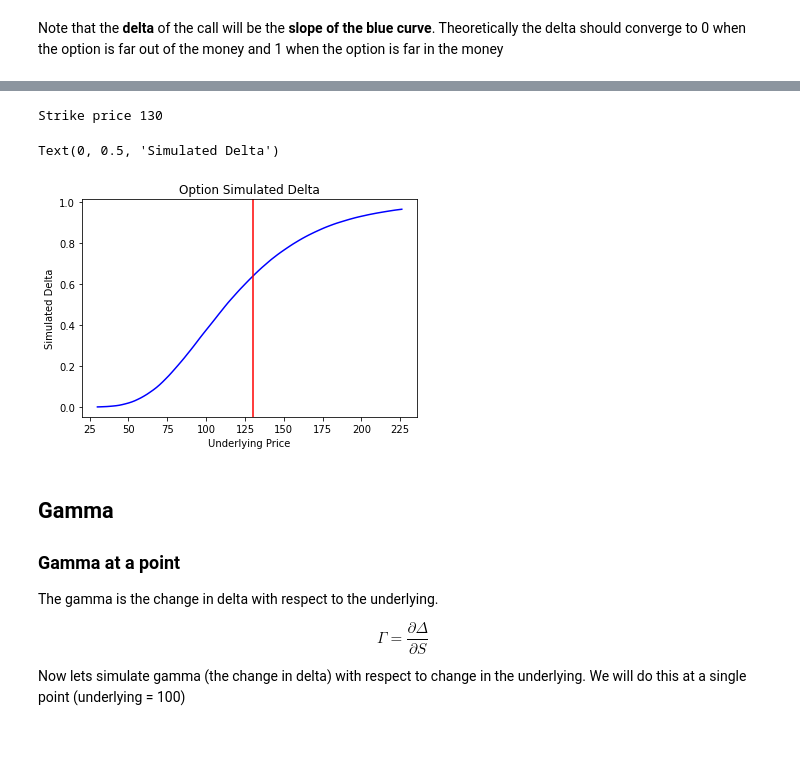
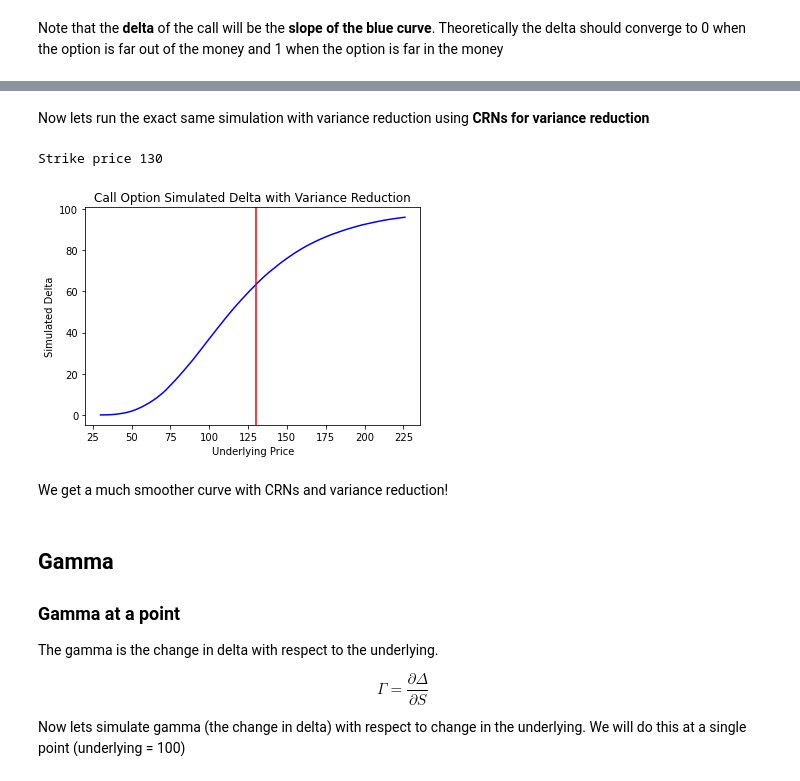
Before and after one commit to mrodek/ISYE6644-GRP236-OptionPricing, a Jupyter notebook: OptionsPricingSimulation.ipynb, the cells around one changed output, grey strips where cells are left out. Saved outputs shown, nothing was run; the diff lists cells and outputs as text; code cells hidden in the pictures; blank space fills up the shorter version.

```diff
--- a/OptionsPricingSimulation.ipynb
+++ b/OptionsPricingSimulation.ipynb
@@ -274,22 +272,27 @@ Now lets run the exact same simulation with variance reduction using CRNs
-# %%
-x_ = 100
-fair_price = np.zeros(x_) # Array of option prices to be computed as underlying varies
-print(f"Strike price {130}")
-offset = 30
-CRNs = np.random.normal(size=(int(1e5),100))
-for i in range(0,2*x_,2):
-    fair_price[i//2] = mc_eurocall(underlying=offset+i, k=130, mu=0.05, sigma2=0.15, m=int(1e5)*3, n=100, crn=CRNs, verbose=False)
-    #print(f"underlying {offset + i}, fair_price {fair_price[i]}")
-
-plt.title("Option Simulated Delta")
-plt.plot([*range(30,230,2)[:-1]],(fair_price[1:] - fair_price[:-1])/2,color="blue")
-plt.axvline(K,color="red",label="Strike")
-plt.xlabel("Underlying Price")
-plt.ylabel("Simulated Delta")
-# %% [output]
-Strike price 130
-Text(0, 0.5, 'Simulated Delta')
-[figure, removed]
+# %% [markdown]
+Now lets run the exact same simulation with variance reduction using **CRNs for variance reduction**
+# %%
+x_ = 100
+fair_price = np.zeros(x_) # Array of option prices to be computed as underlying varies
+print(f"Strike price {130}")
+offset = 30
+CRNs = np.random.normal(size=(int(1e5),100))
+for i in range(0,2*x_,2):
+    fair_price[i//2] = mc_eurocall(underlying=offset+i, k=130, mu=0.05, sigma2=0.15, m=int(1e5), n=100, crn=CRNs, verbose=False)
+    #print(f"underlying {offset + i}, fair_price {fair_price[i]}")
+
+plt.title("Call Option Simulated Delta with Variance Reduction")
+deltas = (fair_price[1:] - fair_price[:-1])/2*100 # By convention we multiply the delta by 100 to give a whole number
+plt.plot([*range(30,230,2)[:-1]],deltas,color="blue")
+plt.axvline(K,color="red",label="Strike")
+plt.xlabel("Underlying Price")
+plt.ylabel("Simulated Delta")
+plt.show()
+# %% [output]
+Strike price 130
+[figure, added]
+# %% [markdown]
+We get a much smoother curve with CRNs and variance reduction!
 # %% [markdown]
 ## Gamma
 
```
Also changed, not shown: parts of 13 cells of this notebook.
